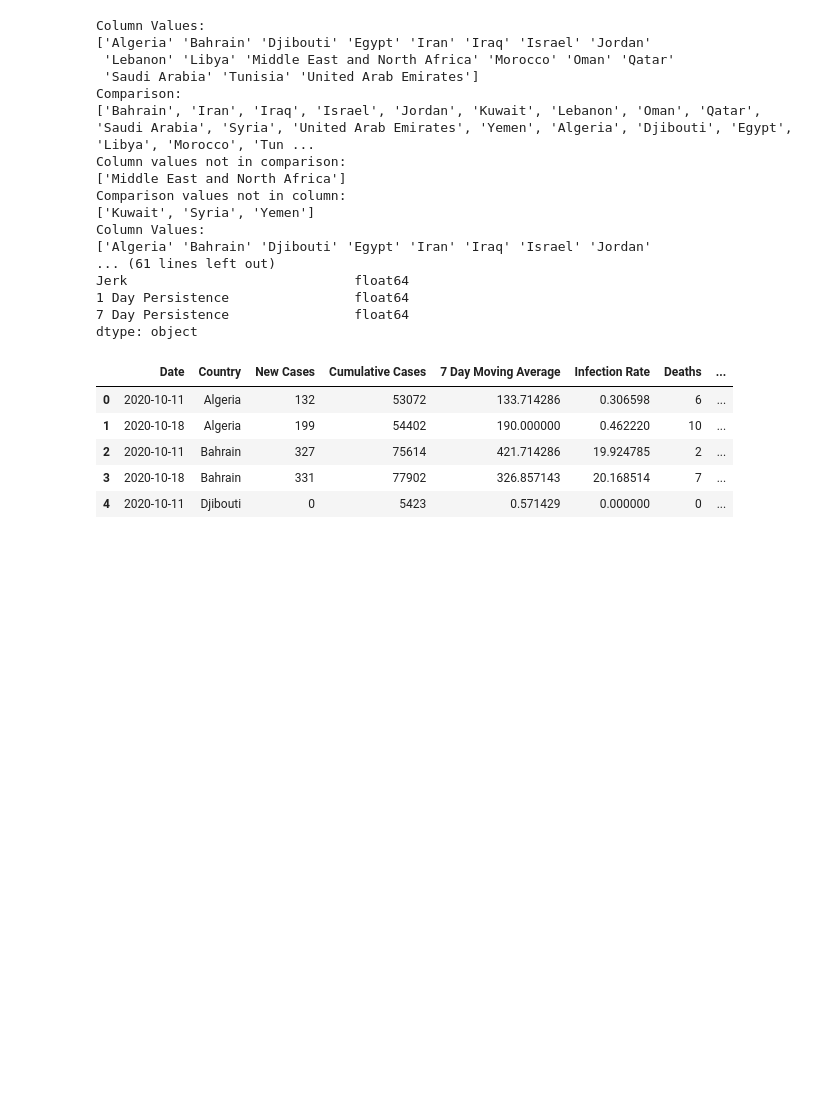
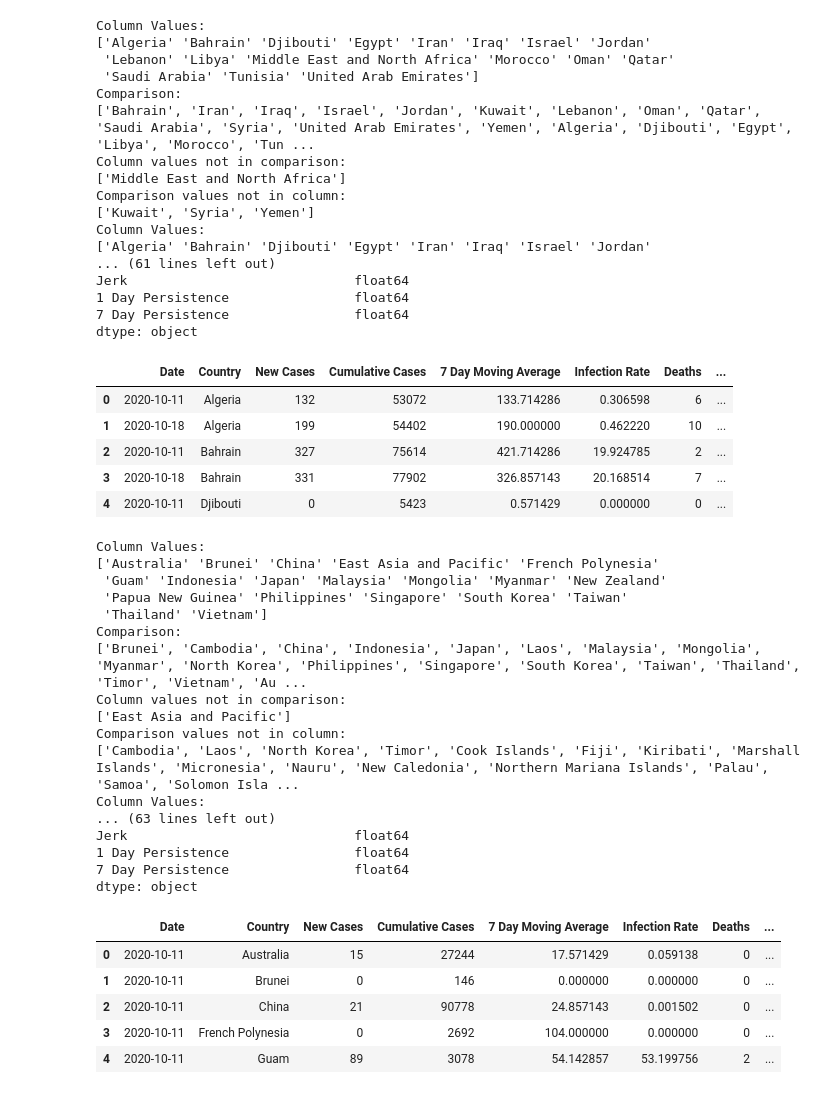
Before and after one commit to janinewhite/Global-COVID-Surveillance, a Jupyter notebook: COVID Surveillance.ipynb, the cells around one changed output. Cells and saved outputs as stored; diff of their text form; code cells hidden in the pictures; blank space fills up the shorter version.

Commit message:
Global region data prepared for transfer

```diff
--- a/COVID Surveillance.ipynb
+++ b/COVID Surveillance.ipynb
@@ -12,6 +12,18 @@ import json
 import pprint
 pp = pprint.PrettyPrinter(indent=4)
 pd.set_option('display.max_columns', None)
+repositoryFolder = "D:/Repositories/Global-COVID-Surveillance/data/"
+local_download = "C:/Users/janin/Downloads/"
+demographicsFolder = repositoryFolder + "raw/demographics/"
+configuredFolder = repositoryFolder + "configured/"
+regionsFolder = repositoryFolder + "raw/regions/"
+south_africa_r = regionsFolder + "SSA-Temp.xlsx"
+south_asia_r = regionsFolder + "SouthAsia excel updated 20201008.xlsx"
+latin_america_r = regionsFolder + "LatinAmerica.xlsx"
+central_asia_r = regionsFolder + "CentralAsia-Results.xlsx"
+europe_r = regionsFolder + "Europe-Results-Updated.xlsx"
+middle_east_r = regionsFolder + "Middle East Output.xlsx"
+east_asia_pacific_r = regionsFolder + "East Asia and Pacific output.xlsx"
 # %%
 def fixRegion(code):
     region_name = ""
@@ -501,7 +512,8 @@ array(['Afghanistan', 'Albania', 'Algeria', 'Andorra', 'Angola',
 # %% [markdown]
 Build Demographics
 # %%
-country_locations = pd.read_excel(r'C:\Users\janin\Downloads\Country Geo.xlsx')
+locationsFile = demographicsFolder + "Country Geo.xlsx"
+country_locations = pd.read_excel(locationsFile)
 print(country_locations.columns)
 country_locations.drop(columns=["Population","Alternate"], inplace = True)
 country_locations.rename(columns = {'Region': 'Population Region'}, inplace = True)
@@ -536,7 +548,8 @@ Comparison values not in column:
 | 3 | Carribean | Barbados | 13.193887 | -59.543198 |
 | 4 | Carribean | Bermuda | 32.321384 | -64.757370 |
 # %%
-country_populations = pd.read_excel(r'C:\Users\janin\Downloads\Country Populations 2020.xlsx')
+populationsFile = demographicsFolder + "Country Populations 2020.xlsx"
+country_populations = pd.read_excel(populationsFile)
 country_populations.rename(columns = {'Population': 'Population 2020','Data Source':'Population Data Source'}, inplace = True)
 conversions = {}
 country_populations["Country"] = country_populations["Country"].astype(str)
@@ -900,14 +914,38 @@ dtype: object
 | 3 | 2020-10-18 | Bahrain | 331 | 77902 | 326.857143 | 20.168514 | 7 | ... |
 | 4 | 2020-10-11 | Djibouti | 0 | 5423 | 0.571429 | 0.000000 | 0 | ... |
 # %%
-pgmm_ep = pd.read_excel(r'C:\Users\janin\Downloads\East Asia and Pacific output.xlsx')
+pgmm_ep = pd.read_excel(east_asia_pacific_r)
 pgmm_ep["Country"] = pgmm_ep["Country"].astype(str)
-pgmm_ep["Country"] = pgmm_ep["Country"].apply(lambda x: "East Aisa and Pacific" if x == "Region" else x)
+pgmm_ep["Country"] = pgmm_ep["Country"].apply(lambda x: "East Asia and Pacific" if x == "Region" else x)
 print_column_missing(pgmm_ep["Country"],east_asia_and_pacific_countries)
 print_column_missing(pgmm_ep["Country"],demographics_countries)
 print(pgmm_ep.dtypes)
-pgmm_ep.to_excel(r'C:\Users\janin\Downloads\East_Asia_Pacific_cleaned.xlsx', index = False)
+pgmm_ep.to_excel(local_download + "East_Asia_Pacific_cleaned.xlsx", index = False)
 pgmm_ep.head()
+# %% [output]
+Column Values:
+['Australia' 'Brunei' 'China' 'East Asia and Pacific' 'French Polynesia'
+ 'Guam' 'Indonesia' 'Japan' 'Malaysia' 'Mongolia' 'Myanmar' 'New Zealand'
+ 'Papua New Guinea' 'Philippines' 'Singapore' 'South Korea' 'Taiwan'
+ 'Thailand' 'Vietnam']
+Comparison:
+['Brunei', 'Cambodia', 'China', 'Indonesia', 'Japan', 'Laos', 'Malaysia', 'Mongolia', 'Myanmar', 'North Korea', 'Philippines', 'Singapore', 'South Korea', 'Taiwan', 'Thailand', 'Timor', 'Vietnam', 'Au ...
+Column values not in comparison:
+['East Asia and Pacific']
+Comparison values not in column:
+['Cambodia', 'Laos', 'North Korea', 'Timor', 'Cook Islands', 'Fiji', 'Kiribati', 'Marshall Islands', 'Micronesia', 'Nauru', 'New Caledonia', 'Northern Mariana Islands', 'Palau', 'Samoa', 'Solomon Isla ...
+Column Values:
+... (63 lines left out)
+Jerk                             float64
+1 Day Persistence                float64
+7 Day Persistence                float64
+dtype: object
+|  | Date | Country | New Cases | Cumulative Cases | 7 Day Moving Average | Infection Rate | Deaths | ... |
+| 0 | 2020-10-11 | Australia | 15 | 27244 | 17.571429 | 0.059138 | 0 | ... |
+| 1 | 2020-10-11 | Brunei | 0 | 146 | 0.000000 | 0.000000 | 0 | ... |
+| 2 | 2020-10-11 | China | 21 | 90778 | 24.857143 | 0.001502 | 0 | ... |
+| 3 | 2020-10-11 | French Polynesia | 0 | 2692 | 104.000000 | 0.000000 | 0 | ... |
+| 4 | 2020-10-11 | Guam | 89 | 3078 | 54.142857 | 53.199756 | 2 | ... |
 # %%
 all_configured = pd.concat([pgmm_ssa, pgmm_sa], sort=False)
 all_configured = pd.concat([all_configured, pgmm_la], sort=False)
```
Also changed, not shown: parts of 17 cells of this notebook, 11 other files.
